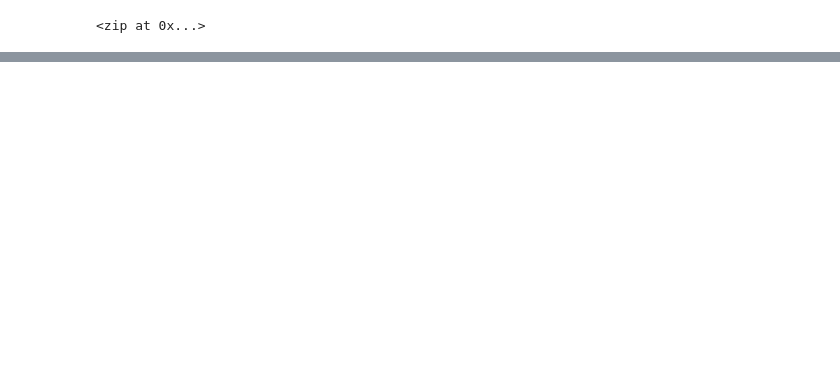
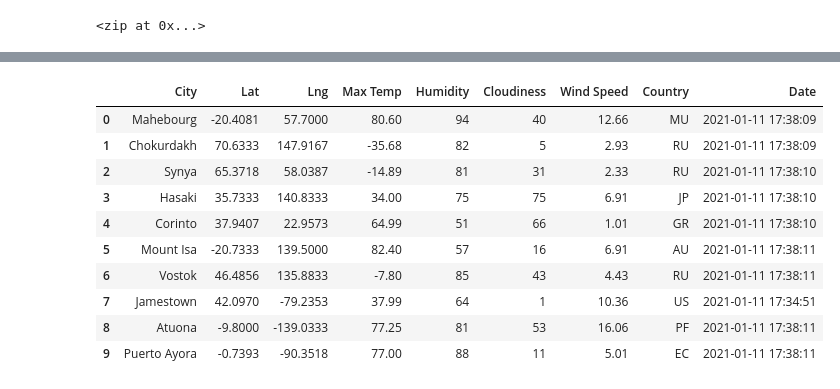
Before and after one commit to AsaHolley/World_Weather_Analysis, a Jupyter notebook: WeatherPy.ipynb, the cells around one changed output, grey strips where cells are left out. Saved outputs shown, nothing was run; the diff lists cells and outputs as text; code cells hidden in the pictures; blank space fills up the shorter version.

```diff
--- a/WeatherPy.ipynb
+++ b/WeatherPy.ipynb
@@ -31,0 +41,3 @@ len(cities)
+# %%
+url = "http://api.openweathermap.org/data/2.5/weather?units=Imperial&APPID=" + weather_api_key
+print(url)
@@ -31,0 +123,16 @@ len(cities)
+# %%
+# Convert the array of dictionaries to a Pandas DataFrame.
+city_data_df = pd.DataFrame(city_data)
+city_data_df.head(10)
+# %% [output]
+|  | City | Lat | Lng | Max Temp | Humidity | Cloudiness | Wind Speed | Country | Date |
+| 0 | Mahebourg | -20.4081 | 57.7000 | 80.60 | 94 | 40 | 12.66 | MU | 2021-01-11 17:38:09 |
+| 1 | Chokurdakh | 70.6333 | 147.9167 | -35.68 | 82 | 5 | 2.93 | RU | 2021-01-11 17:38:09 |
+| 2 | Synya | 65.3718 | 58.0387 | -14.89 | 81 | 31 | 2.33 | RU | 2021-01-11 17:38:10 |
+| 3 | Hasaki | 35.7333 | 140.8333 | 34.00 | 75 | 75 | 6.91 | JP | 2021-01-11 17:38:10 |
+| 4 | Corinto | 37.9407 | 22.9573 | 64.99 | 51 | 66 | 1.01 | GR | 2021-01-11 17:38:10 |
+| 5 | Mount Isa | -20.7333 | 139.5000 | 82.40 | 57 | 16 | 6.91 | AU | 2021-01-11 17:38:11 |
+| 6 | Vostok | 46.4856 | 135.8833 | -7.80 | 85 | 43 | 4.43 | RU | 2021-01-11 17:38:11 |
+| 7 | Jamestown | 42.0970 | -79.2353 | 37.99 | 64 | 1 | 10.36 | US | 2021-01-11 17:34:51 |
+| 8 | Atuona | -9.8000 | -139.0333 | 77.25 | 81 | 53 | 16.06 | PF | 2021-01-11 17:38:11 |
+| 9 | Puerto Ayora | -0.7393 | -90.3518 | 77.00 | 88 | 11 | 5.01 | EC | 2021-01-11 17:38:11 |
```
Also changed, not shown: parts of 7 cells of this notebook, 3 other files.
